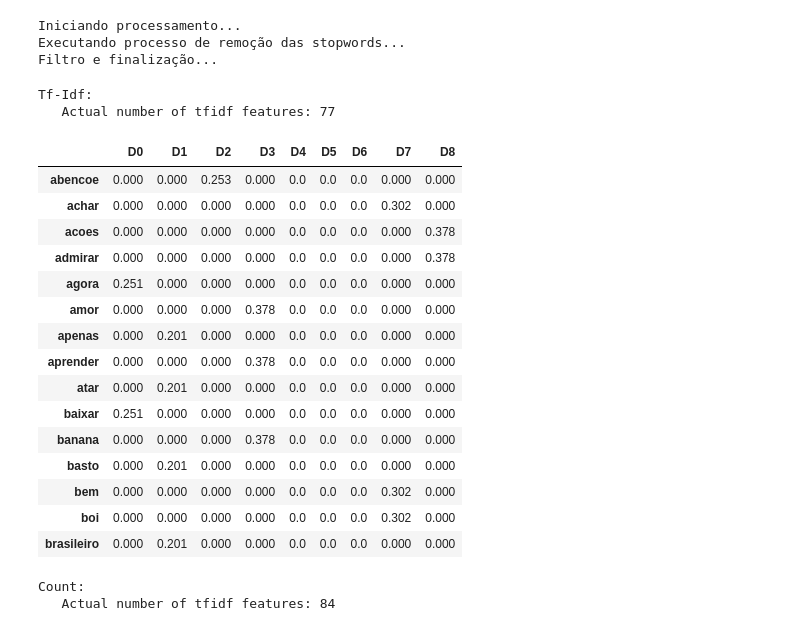
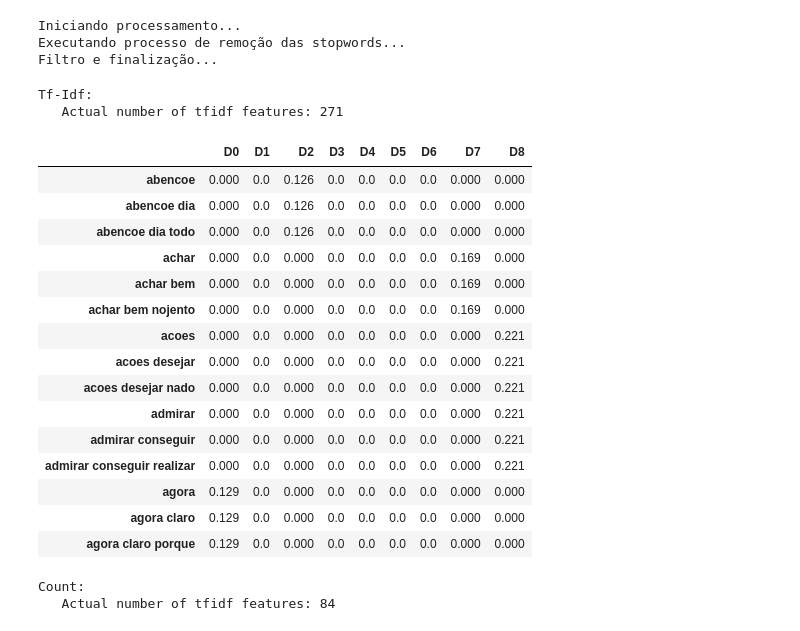
Before and after one commit to rdenadai/TxtP-Study-Notebooks, a Jupyter notebook: notebooks/text_classification_example.ipynb, the cells around one changed output. Drawn from its saved outputs; the diff is of its cells as text; code cells hidden in the pictures.

```diff
--- a/notebooks/text_classification_example.ipynb
+++ b/notebooks/text_classification_example.ipynb
@@ -296,29 +315,29 @@ Executando processo de remoção das stopwords...
 Filtro e finalização...
 # %%
 print('Tf-Idf:')
-vectorizer = TfidfVectorizer(max_df=1, sublinear_tf=True, use_idf=True, ngram_range=(1, 1))
-X_tfidf = vectorizer.fit_transform(frases)
+vec_tfidf = TfidfVectorizer(max_df=5, sublinear_tf=False, use_idf=True, ngram_range=(1, 3))
+X_tfidf = vec_tfidf.fit_transform(frases)
 print("   Actual number of tfidf features: %d" % X_tfidf.get_shape()[1])
-weights_tfidf = pd.DataFrame(np.round(X_tfidf.toarray().T, 3), index=vectorizer.get_feature_names(), columns=ldocs)
+weights_tfidf = pd.DataFrame(np.round(X_tfidf.toarray().T, 3), index=vec_tfidf.get_feature_names(), columns=ldocs)
 display(weights_tfidf.head(15))
 # %% [output]
 Tf-Idf:
-   Actual number of tfidf features: 77
+   Actual number of tfidf features: 271
 |  | D0 | D1 | D2 | D3 | D4 | D5 | D6 | D7 | D8 |
-| abencoe | 0.000 | 0.000 | 0.253 | 0.000 | 0.0 | 0.0 | 0.0 | 0.000 | 0.000 |
-| achar | 0.000 | 0.000 | 0.000 | 0.000 | 0.0 | 0.0 | 0.0 | 0.302 | 0.000 |
-| acoes | 0.000 | 0.000 | 0.000 | 0.000 | 0.0 | 0.0 | 0.0 | 0.000 | 0.378 |
-| admirar | 0.000 | 0.000 | 0.000 | 0.000 | 0.0 | 0.0 | 0.0 | 0.000 | 0.378 |
-| agora | 0.251 | 0.000 | 0.000 | 0.000 | 0.0 | 0.0 | 0.0 | 0.000 | 0.000 |
-| amor | 0.000 | 0.000 | 0.000 | 0.378 | 0.0 | 0.0 | 0.0 | 0.000 | 0.000 |
-| apenas | 0.000 | 0.201 | 0.000 | 0.000 | 0.0 | 0.0 | 0.0 | 0.000 | 0.000 |
-| aprender | 0.000 | 0.000 | 0.000 | 0.378 | 0.0 | 0.0 | 0.0 | 0.000 | 0.000 |
-| atar | 0.000 | 0.201 | 0.000 | 0.000 | 0.0 | 0.0 | 0.0 | 0.000 | 0.000 |
-| baixar | 0.251 | 0.000 | 0.000 | 0.000 | 0.0 | 0.0 | 0.0 | 0.000 | 0.000 |
-| banana | 0.000 | 0.000 | 0.000 | 0.378 | 0.0 | 0.0 | 0.0 | 0.000 | 0.000 |
-| basto | 0.000 | 0.201 | 0.000 | 0.000 | 0.0 | 0.0 | 0.0 | 0.000 | 0.000 |
-| bem | 0.000 | 0.000 | 0.000 | 0.000 | 0.0 | 0.0 | 0.0 | 0.302 | 0.000 |
-| boi | 0.000 | 0.000 | 0.000 | 0.000 | 0.0 | 0.0 | 0.0 | 0.302 | 0.000 |
-| brasileiro | 0.000 | 0.201 | 0.000 | 0.000 | 0.0 | 0.0 | 0.0 | 0.000 | 0.000 |
+| abencoe | 0.000 | 0.0 | 0.126 | 0.0 | 0.0 | 0.0 | 0.0 | 0.000 | 0.000 |
+| abencoe dia | 0.000 | 0.0 | 0.126 | 0.0 | 0.0 | 0.0 | 0.0 | 0.000 | 0.000 |
+| abencoe dia todo | 0.000 | 0.0 | 0.126 | 0.0 | 0.0 | 0.0 | 0.0 | 0.000 | 0.000 |
+| achar | 0.000 | 0.0 | 0.000 | 0.0 | 0.0 | 0.0 | 0.0 | 0.169 | 0.000 |
+| achar bem | 0.000 | 0.0 | 0.000 | 0.0 | 0.0 | 0.0 | 0.0 | 0.169 | 0.000 |
+| achar bem nojento | 0.000 | 0.0 | 0.000 | 0.0 | 0.0 | 0.0 | 0.0 | 0.169 | 0.000 |
+| acoes | 0.000 | 0.0 | 0.000 | 0.0 | 0.0 | 0.0 | 0.0 | 0.000 | 0.221 |
+| acoes desejar | 0.000 | 0.0 | 0.000 | 0.0 | 0.0 | 0.0 | 0.0 | 0.000 | 0.221 |
+| acoes desejar nado | 0.000 | 0.0 | 0.000 | 0.0 | 0.0 | 0.0 | 0.0 | 0.000 | 0.221 |
+| admirar | 0.000 | 0.0 | 0.000 | 0.0 | 0.0 | 0.0 | 0.0 | 0.000 | 0.221 |
+| admirar conseguir | 0.000 | 0.0 | 0.000 | 0.0 | 0.0 | 0.0 | 0.0 | 0.000 | 0.221 |
+| admirar conseguir realizar | 0.000 | 0.0 | 0.000 | 0.0 | 0.0 | 0.0 | 0.0 | 0.000 | 0.221 |
+| agora | 0.129 | 0.0 | 0.000 | 0.0 | 0.0 | 0.0 | 0.0 | 0.000 | 0.000 |
+| agora claro | 0.129 | 0.0 | 0.000 | 0.0 | 0.0 | 0.0 | 0.0 | 0.000 | 0.000 |
+| agora claro porque | 0.129 | 0.0 | 0.000 | 0.0 | 0.0 | 0.0 | 0.0 | 0.000 | 0.000 |
 # %%
 print('Count:')
```
Also changed, not shown: parts of 18 cells of this notebook.
